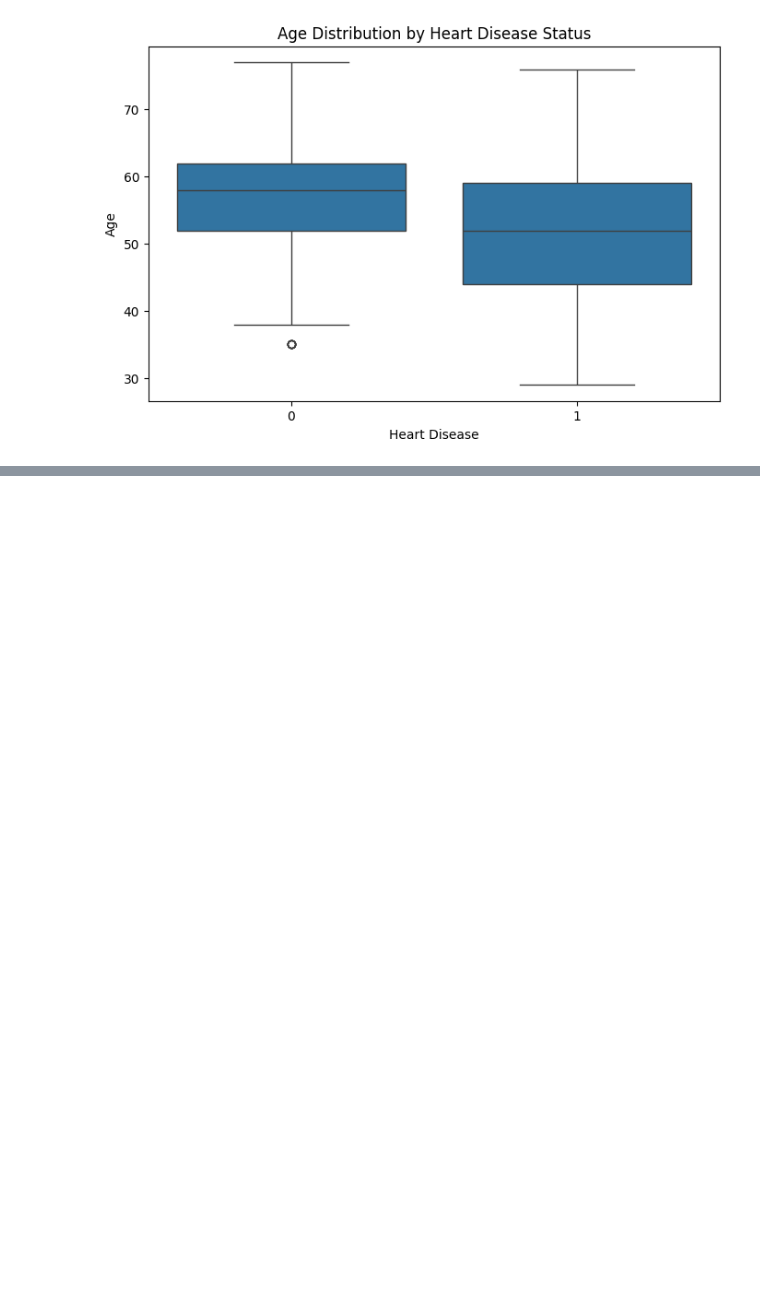
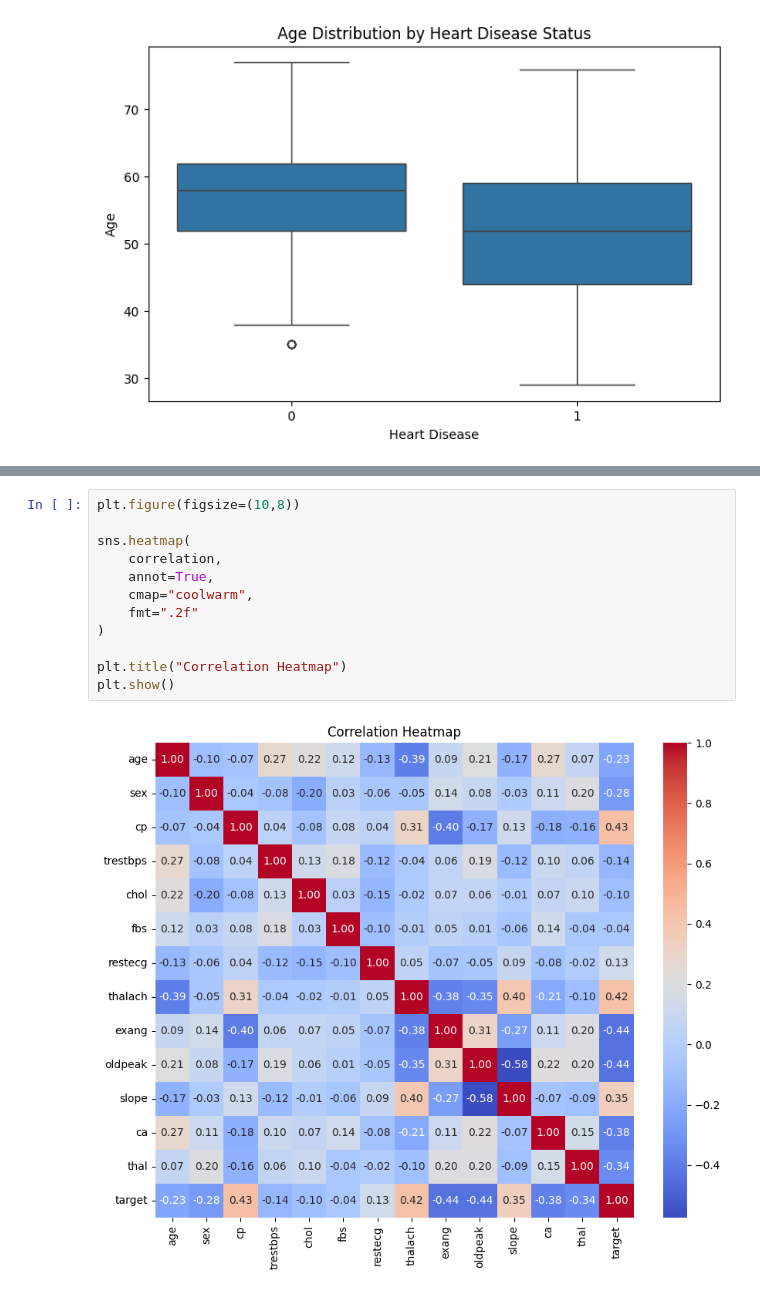
Before and after one commit to halimAhtasham/DeepLearning, a Jupyter notebook: 02_EDA.ipynb, the cells around one changed output, grey strips where cells are left out. Cells and saved outputs as stored; diff of their text form; blank space fills up the shorter version.

```diff
--- a/02_EDA.ipynb
+++ b/02_EDA.ipynb
@@ -212,0 +230,14 @@ plt.show()
+# %%
+plt.figure(figsize=(10,8))
+
+sns.heatmap(
+    correlation,
+    annot=True,
+    cmap="coolwarm",
+    fmt=".2f"
+)
+
+plt.title("Correlation Heatmap")
+plt.show()
+# %% [output]
+[figure, added]
```
Also changed, not shown: parts of 8 cells of this notebook.
